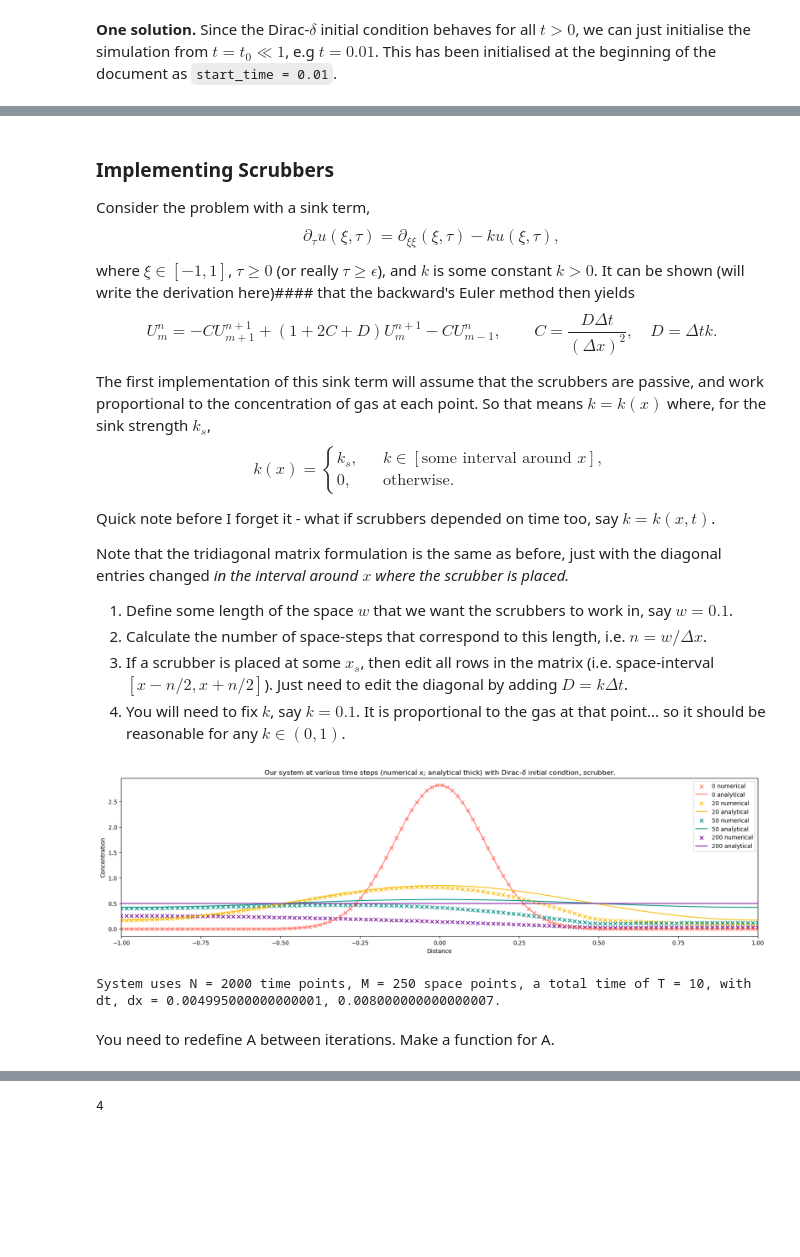
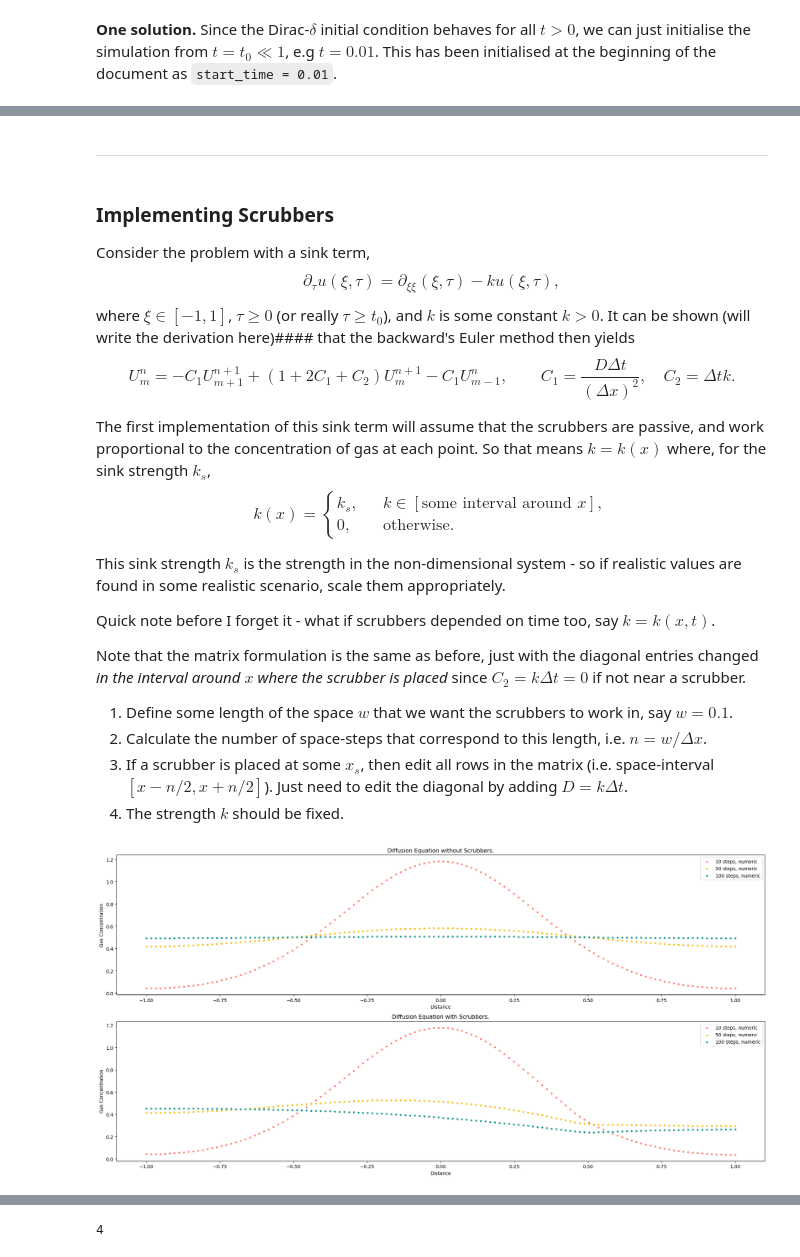
Before and after one commit to farellzev/uoe_industrial_p01, a Jupyter notebook: freds-project1.ipynb, the cells around one changed output, grey strips where cells are left out. Saved outputs shown, nothing was run; the diff lists cells and outputs as text; code cells hidden in the pictures; blank space fills up the shorter version.

Commit message:
more robust scrubber implementation

```diff
--- a/freds-project1.ipynb
+++ b/freds-project1.ipynb
@@ -108,14 +108,16 @@ Only the first and last row have been altered. Notice that $A$ is necessarily a
 
 The `diags_array` method from SciPy generates a *sparse* array type. This reduces the amount of memory needed to store the array, and lets us easily use computationally efficient methods to find its inverse later. [See the docs here.](https://docs.scipy.org/doc/scipy-1.12.0/reference/generated/scipy.sparse.diags_array.html)
 # %%
+# ---- GLOBAL CONFIGS ----
 # n is time, m is space
-# number of time/space steps, and the final time
+# number of time/space steps, and the final time (T)
 N, M, T = 2000, 250, 10
 start_time = 0.01
+analytic_truncate = int(1e4)
 t = np.linspace(0 + start_time, T, N + 1)
 x = np.linspace(-1, 1, M + 1)
 
-# step sizes and constant term C
+# step sizes and constant term C - see markdown discussion
 dx = x[1] - x[0]
 dt = t[1] - t[0]
 C = dt / (dx**2)
@@ -127,4 +129,4 @@ sub_diag = np.array(([-C]*(M-1)) + [-2*C])
 
 # storing as csr matrix lets use us spsolve
 A = diags_array([main_diag, super_diag, sub_diag], offsets = [0, 1, -1], format = 'csr')
-print(A.toarray())
+# print(A.toarray())
@@ -193,7 +146,7 @@ def analytical_sol(x, t, N):
     Gives the exact solution as outlined above.
     Input:
         x (list): the entire space of the system
-        t (float): the *particular* time to evaluate the solution at
+        t (float): the particular time to evaluate the solution at
         N (int): number of terms to approximate the infinite series by
 
     '''
@@ -315,12 +285,14 @@ System uses N = 2000 time points, M = 250 space points, a total time of T = 10,
+# %% [markdown]
+---
 # %% [markdown]
 ### Implementing Scrubbers
 Consider the problem with a sink term,
 $$
 \partial_\tau u(\xi, \tau) = \partial_{\xi\xi}(\xi, \tau) - ku(\xi, \tau),\tag{3}
 $$
-where $\xi \in [-1, 1]$, $\tau \geq 0$ (or really $\tau \geq \epsilon$), and $k$ is some constant $k > 0$. It can be shown (will write the derivation here)#### that the backward's Euler method then yields
+where $\xi \in [-1, 1]$, $\tau \geq 0$ (or really $\tau \geq t_0$), and $k$ is some constant $k > 0$. It can be shown (will write the derivation here)#### that the backward's Euler method then yields
 $$
-U_m^n = -CU_{m+1}^{n+1} + (1+2C+D)U_m^{n+1} - CU_{m-1}^n, \qquad C = \frac{D\Delta t}{(\Delta x)^2}, \quad D = \Delta t k.
+U_m^n = -C_1U_{m+1}^{n+1} + (1+2C_1+C_2)U_m^{n+1} - C_1U_{m-1}^n, \qquad C_1 = \frac{D\Delta t}{(\Delta x)^2}, \quad C_2 = \Delta t k.
 $$
 
 The first implementation of this sink term will assume that the scrubbers are passive, and work proportional to the concentration of gas at each point. So that means $k = k(x)$ where, for the sink strength $k_s$,
@@ -331,80 +303,57 @@ k(x) = \begin{cases}
     \end{cases}
 $$
 
+This sink strength $k_s$ is the strength in the non-dimensional system - so if realistic values are found in some realistic scenario, scale them appropriately.
+
 Quick note before I forget it - what if scrubbers depended on time too, say $k = k(x, t)$.
 
-Note that the tridiagonal matrix formulation is the same as before, just with the diagonal entries changed *in the interval around $x$ where the scrubber is placed.*
+Note that the matrix formulation is the same as before, just with the diagonal entries changed *in the interval around $x$ where the scrubber is placed* since $C_2 = k\Delta t = 0$ if not near a scrubber.
 
 1. Define some length of the space $w$ that we want the scrubbers to work in, say $w = 0.1$.
 2. Calculate the number of space-steps that correspond to this length, i.e. $n = w / \Delta x$.
 3. If a scrubber is placed at some $x_s$, then edit all rows in the matrix (i.e. space-interval $[x - n/2, x + n/2]$). Just need to edit the diagonal by adding $D = k\Delta t$.
-4. You will need to fix $k$, say $k = 0.1$. It is proportional to the gas at that point... so it should be reasonable for any $k \in (0, 1)$.
+4. The strength $k$ should be fixed.
 # %%
 # ---- Scrubber Implementations ----
 w = 0.1
-k_s = 10
+k_s = 20
 D = dt * k_s
 
-# introduce a scrubber halfway on the real axis?
+# introduce a scrubber halfway on the real axis? remember interval starts at -1
 x_s = 1.5 // dx
 n_s = w // dx
 
 # need n to be even
 if (n_s % 2 != 0):
     n_s += 1
 
-
 # ---- adding the sink terms around the scrubber x_s = 0.5 ----
 start_point = x_s - (n_s // 2)
 diag_index = int(start_point)
 
 # convert A from a sparse array so it can be edited
-A_notsparse = A.toarray()
+A_2 = A.copy()
+A_notsparse = A_2.copy().toarray()
 
 for i in range(int(n_s)):
     # diagonal elements
     A_notsparse[diag_index][diag_index] += D
     diag_index += 1
 
-A = scipy.sparse.csr_matrix(A_notsparse)
+A_edited = scipy.sparse.csr_matrix(A_notsparse)
 
-# -------------------------------------------------
-# same implementation as before
-# recall again: n is time, m is space
-U_3 = np.zeros((N+1, M+1))
-N_analytic = int(1e4)
+# ---- Use the helper functions ----
+U_noscrub = solve_diffusion(N, M, A_2)
+U_scrub = solve_diffusion(N, M, A_edited)
+fig, axes = plt.subplots(2, 1, figsize = (20, 10))
 
-# set initial condition to be dirac-delta for the smallest time we have
-U_3[0] = analytical_sol(x, start_time, N_analytic)
-U_ex_3 = np.zeros((N+1, M+1))
+times = [10, 50, 100]
 
-for n in range(0, N):
-    pseudo_inv = spsolve(A, U_3[n])
-    U_3[n + 1] = pseudo_inv
+# plot numerical solution without scrubbers on first axis, with scrubbers on second
+plot_numeric(x, U_noscrub, axes[0], times = times, title = "Diffusion Equation without Scrubbers.")
+plot_numeric(x, U_scrub, axes[1], times = times, title = "Diffusion Equation with Scrubbers.")
 
-times = [0, 20, 50, 200]
-
-fig, ax = plt.subplots(1, 1, figsize = (20, 5))
-for i, time in enumerate(times):
-    # numerical
-    ax.scatter(x[::2], U_3[time][::2], label = f'{time} numerical', color = colours[i], marker = 'x')
-
-    # analytical
-    ax.plot(x[::2], analytical_sol(x[::2], t[time], N_analytic), color = colours[i], label = f'{time} analytical')
-
-    ax.set_title(r'Our system at various time steps (numerical x; analytical thick) with Dirac-$\delta$ initial condtion, scrubber.')
-    ax.set_xlabel("Distance")
-    ax.set_ylabel("Concentration")
-    ax.set_xlim(-1, 1)
-
-
-plt.legend(loc = 'best')
+plt.tight_layout()
 plt.show()
-
-print(f'System uses N = {N} time points, M = {M} space points, a total time of T = {T}, with dt, dx = {dt}, {dx}.')
 # %% [output]
-[figure, old version]
+[figure, new version]
-System uses N = 2000 time points, M = 250 space points, a total time of T = 10, with dt, dx = 0.004995000000000001, 0.008000000000000007.
-# %% [markdown]
-You need to redefine A between iterations.
-Make a function for A.
```
Also changed, not shown: parts of 24 cells of this notebook.
